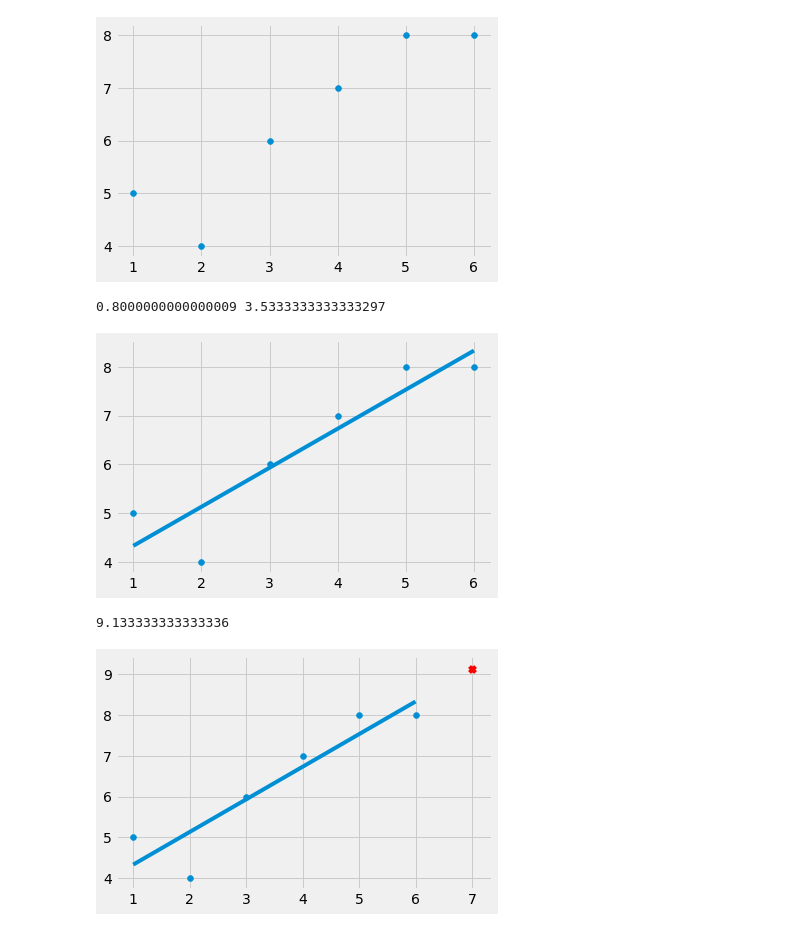
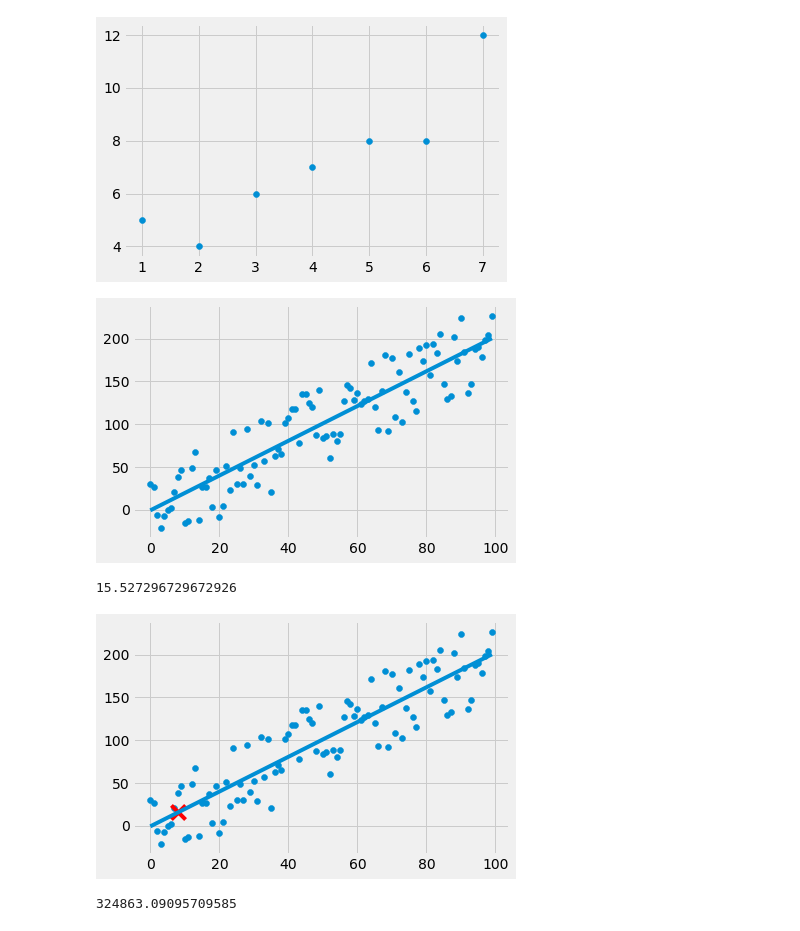
Before and after one commit to alisharifara/dummy-ML-examples, a Jupyter notebook: LinearRegression_from_Scratch.ipynb, the cells around one changed output. Drawn from its saved outputs; the diff is of its cells as text; code cells hidden in the pictures.

```diff
--- a/LinearRegression_from_Scratch.ipynb
+++ b/LinearRegression_from_Scratch.ipynb
@@ -12,14 +13,30 @@ style.use('fivethirtyeight')
 # b = mean(y) - m* mean(x)
 # regression is just a straight line
 # %%
-xs = np.array([1,2,3,4,5,6], dtype=np.float64)
-ys = np.array([5,4,6,7,8,8], dtype=np.float64)
+# sample data
+xs = np.array([1,2,3,4,5,6,7], dtype=np.float64)
+ys = np.array([5,4,6,7,8,8,12], dtype=np.float64)
 # %%
 plt.scatter(xs,ys)
 plt.show()
 # %% [output]
-[figure, old version]
+[figure, new version]
 # %%
+def create_data(hm, variance, step=2, correlation=False):
+    ys = []
+    val =1
+    for i in range(hm):
+        y = val + random.randrange(-variance, variance)
+        ys.append(y)
+
+        if correlation and correlation =='pos':
+            val +=step
+        elif correlation and correlation =='neg':
+            val -=step
+    xs = [i for i in range(len(ys))]
+
+    return np.array(xs, dtype=np.float64), np.array(ys, dtype=np.float64)
+
 def best_fit_slope_intercept(xs,ys):
     '''
     xs and ys are the data points
@@ -28,36 +45,50 @@ def best_fit_slope_intercept(xs,ys):
     b = mean(ys) - m * mean(xs)
 
     '''
-    m = ( ((mean(xs) * mean(ys)) - mean(xs*ys)) /
-          ((mean(xs)**2) - mean(xs**2))
+    m = (  ((mean(xs) * mean(ys)) - mean(xs*ys)) /
+           ((mean(xs)**2) - mean(xs**2))
         )
 
     b = mean(ys) - m * mean(xs)
     return m,b
 
+xs,ys = create_data(100,50, 2, correlation='pos')
 m,b = best_fit_slope_intercept(xs,ys)
-
-print(m,b)
-
 regression_lines = [(m*x)+b for x in xs]
-# %% [output]
-0.8000000000000009 3.5333333333333297
 # %%
 plt.scatter(xs,ys)
 plt.plot(xs, regression_lines)
 plt.show()
 # %% [output]
-[figure, old version]
+[figure, new version]
 # %%
 # now let's predict
-predict_x = 7
+predict_x = 8
 predcit_y = m*predict_x + b
 print(predcit_y)
 
 plt.scatter(xs,ys)
-plt.scatter(predict_x, predcit_y, color='r', marker='x')
+plt.scatter(predict_x, predcit_y, s=200, color='r', marker='x')
 plt.plot(xs, regression_lines)
 plt.show()
 # %% [output]
-9.133333333333336
+15.527296729672926
-[figure, old version]
+[figure, new version]
+# %%
+# r^2 to find which line is the best fit
+# Equation: r^2 = 1 - (SE*(y_hat)/SE*mean(y))
+
+def squared_error(ys_orig, ys_line):
+    return sum((ys_line-ys_orig)**2)
+
+def coefficient_of_determination(ys_orig, ys_line):
+    y_mean_line = [mean(ys_orig) for y in ys_orig]
+    squared_error_req = squared_error(ys_orig, ys_line)
+    squared_error_y_mean = squared_error(ys_orig, y_mean_line)
+
+    return 1 - (squared_error_req - squared_error_y_mean)
+
+r_squared =   coefficient_of_determination(ys, regression_lines)
+print(r_squared)
+# %% [output]
+324863.09095709585
```
Also changed, not shown: parts of 1 cell of this notebook.
